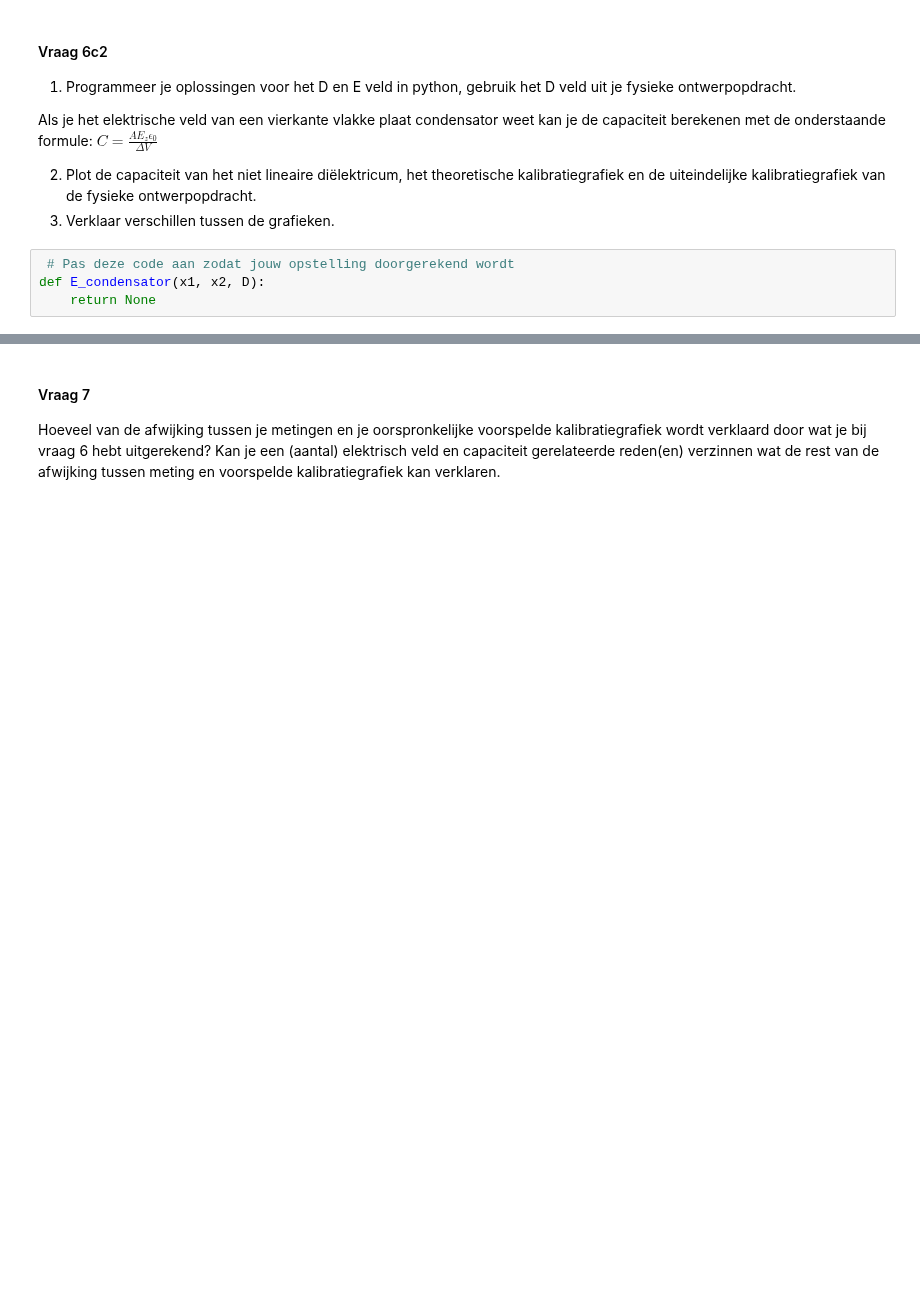
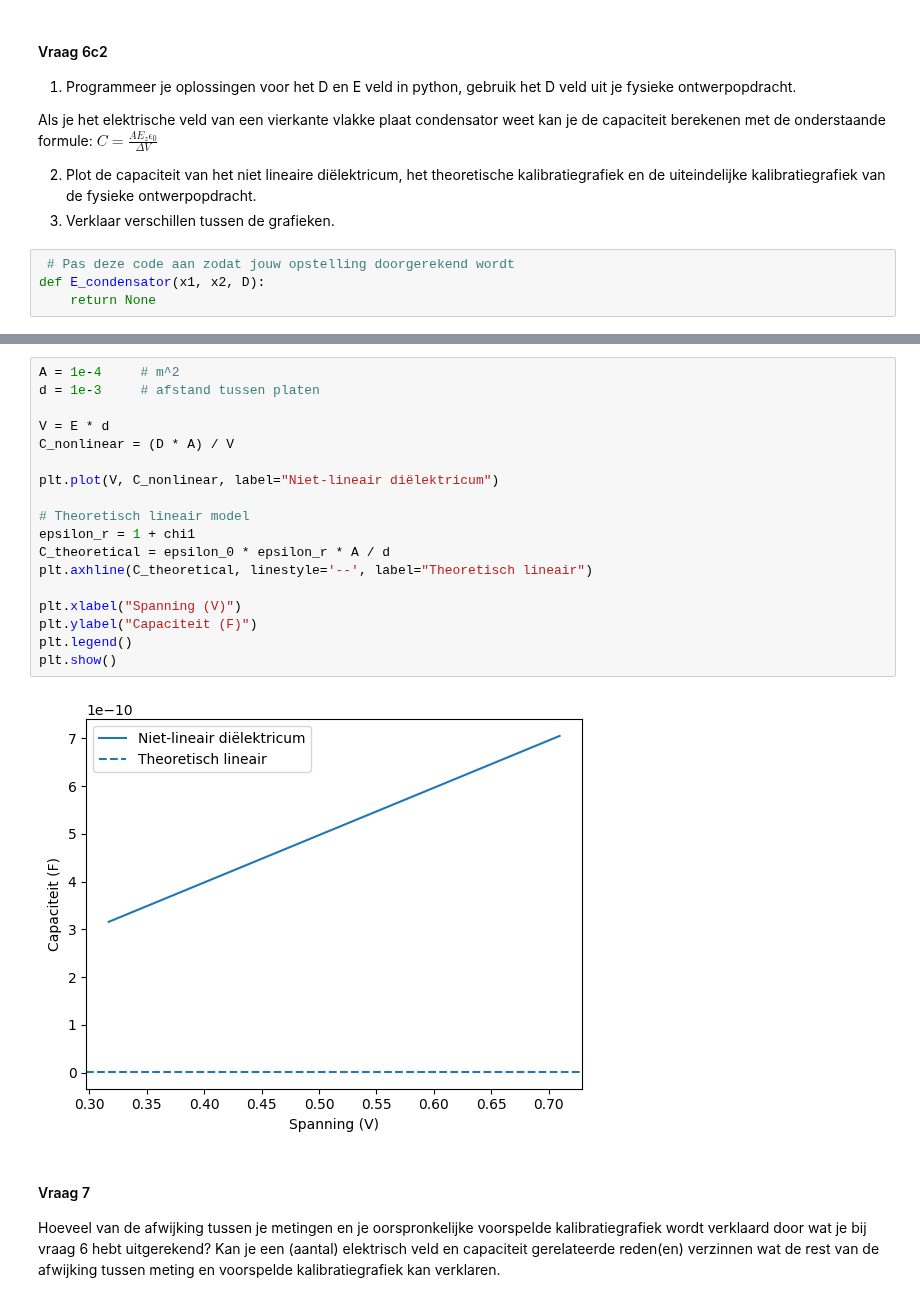
Before and after one commit to WouterAlejandro/opdrachten-DEF-D, a Jupyter notebook: DigitaleOntwerpopdrachten/1CondensatorOpdracht/CondensatorOntwerpopdracht.ipynb, the cells around one changed output, grey strips where cells are left out. Saved outputs shown, nothing was run; the diff lists cells and outputs as text; blank space fills up the shorter version.

```diff
--- a/DigitaleOntwerpopdrachten/1CondensatorOpdracht/CondensatorOntwerpopdracht.ipynb
+++ b/DigitaleOntwerpopdrachten/1CondensatorOpdracht/CondensatorOntwerpopdracht.ipynb
@@ -1285,3 +1364,23 @@ def E_condensator(x1, x2, D):
+# %%
+A = 1e-4     # m^2
+d = 1e-3     # afstand tussen platen
+
+V = E * d
+C_nonlinear = (D * A) / V
+
+plt.plot(V, C_nonlinear, label="Niet-lineair diëlektricum")
+
+# Theoretisch lineair model
+epsilon_r = 1 + chi1
+C_theoretical = epsilon_0 * epsilon_r * A / d
+plt.axhline(C_theoretical, linestyle='--', label="Theoretisch lineair")
+
+plt.xlabel("Spanning (V)")
+plt.ylabel("Capaciteit (F)")
+plt.legend()
+plt.show()
+# %% [output]
+[figure, added]
 # %% [markdown]
 #### Vraag 7
 
```
Also changed, not shown: parts of 8 cells of this notebook.
